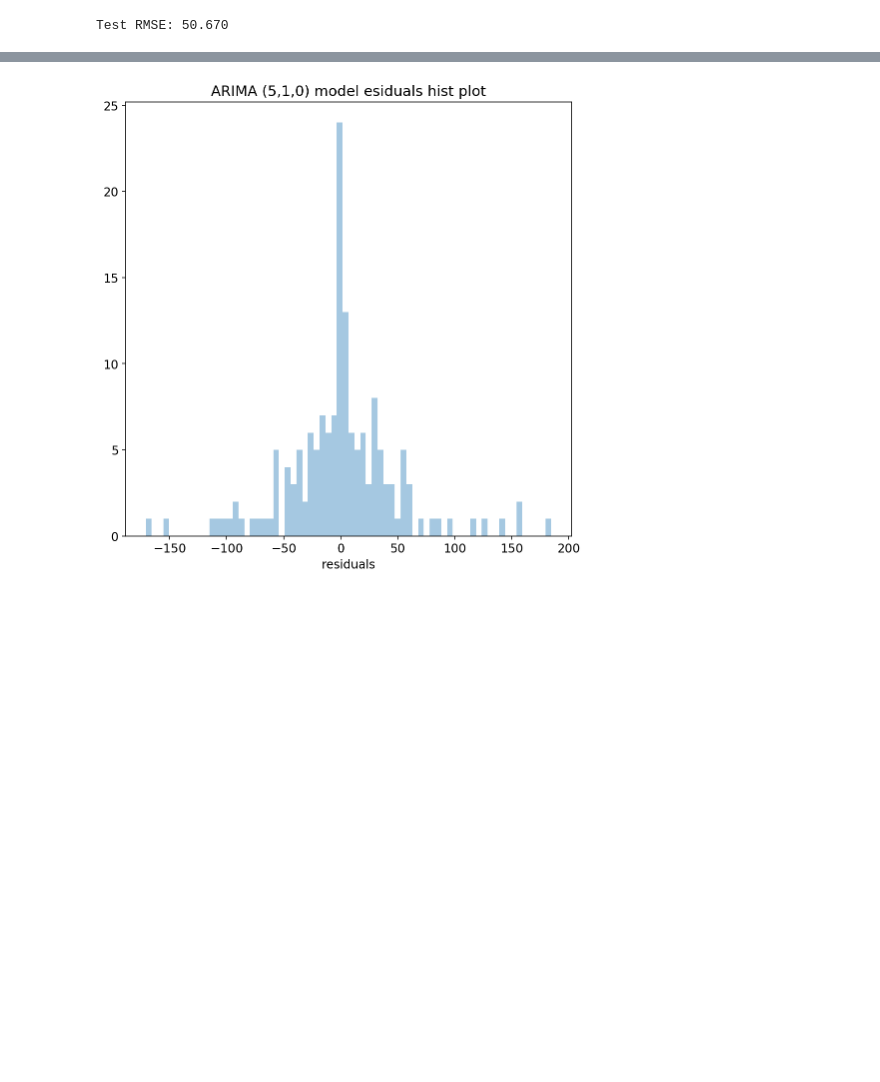
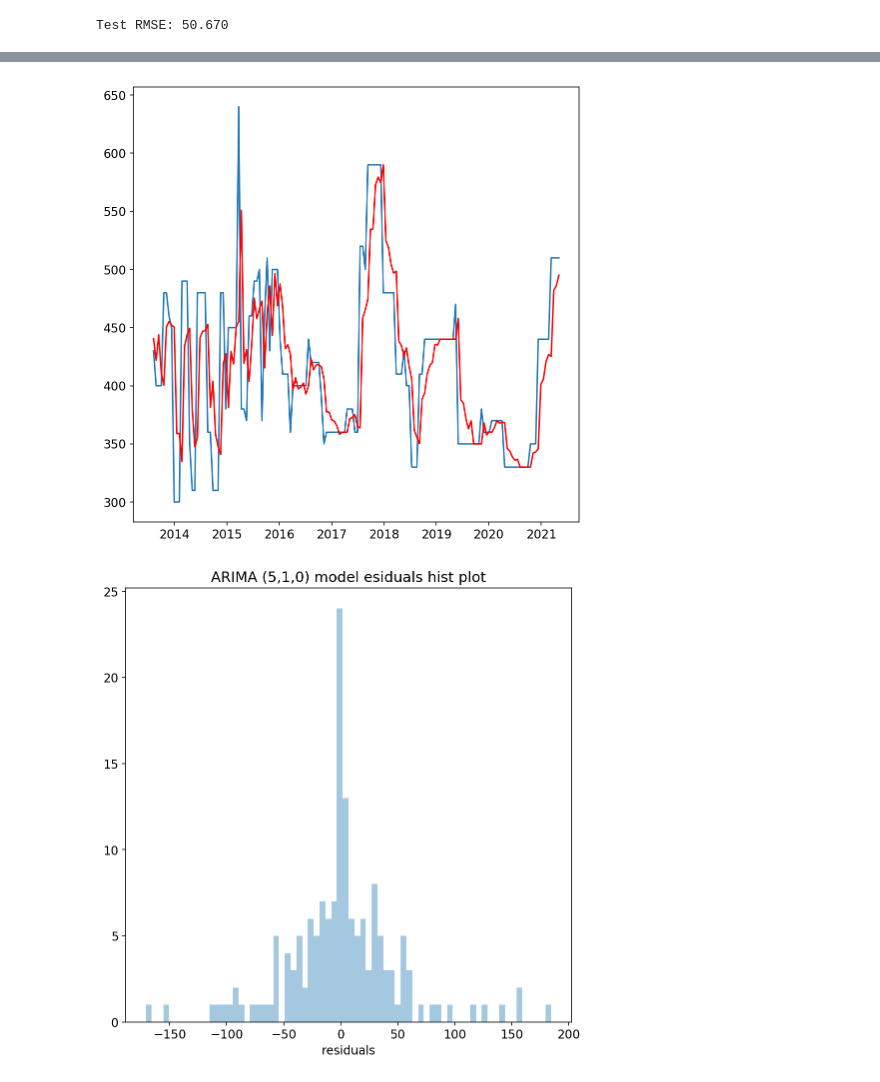
Before and after one commit to Atashnezhad/CME_forcast, a Jupyter notebook: Codes/P03_01_Univar_ARIMA_AR.ipynb, the cells around one changed output, grey strips where cells are left out. Saved outputs shown, nothing was run; the diff lists cells and outputs as text; code cells hidden in the pictures; blank space fills up the shorter version.

```diff
--- a/Codes/P03_01_Univar_ARIMA_AR.ipynb
+++ b/Codes/P03_01_Univar_ARIMA_AR.ipynb
@@ -437,10 +440,12 @@ Test RMSE: 50.670
 predictions = pd.Series(predictions)
 predictions.index = test.index
 # %%
-# # plot forecasts against actual outcomes
-# plt.plot(test)
-# plt.plot(predictions, color='red')
-# plt.show()
+# plot forecasts against actual outcomes
+plt.plot(test)
+plt.plot(predictions, color='red')
+plt.show()
+# %% [output]
+[figure, added]
 # %%
 y = test
 y_pred = predictions
```
Also changed, not shown: parts of 11 cells of this notebook, 1 other file.
